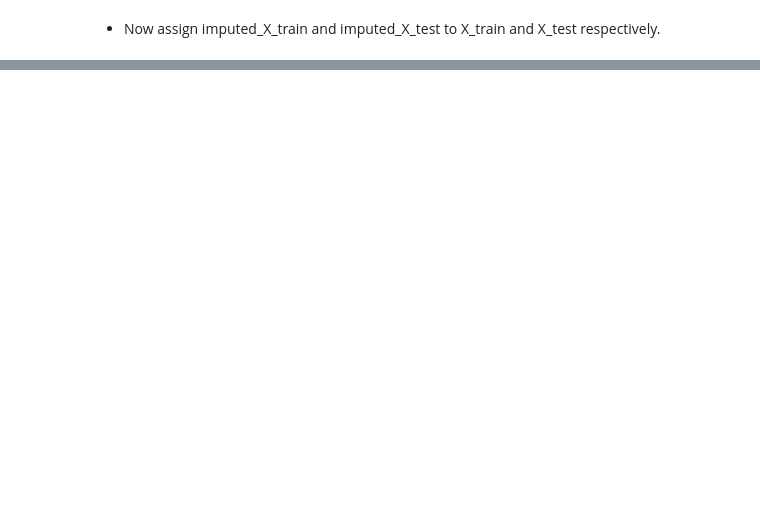
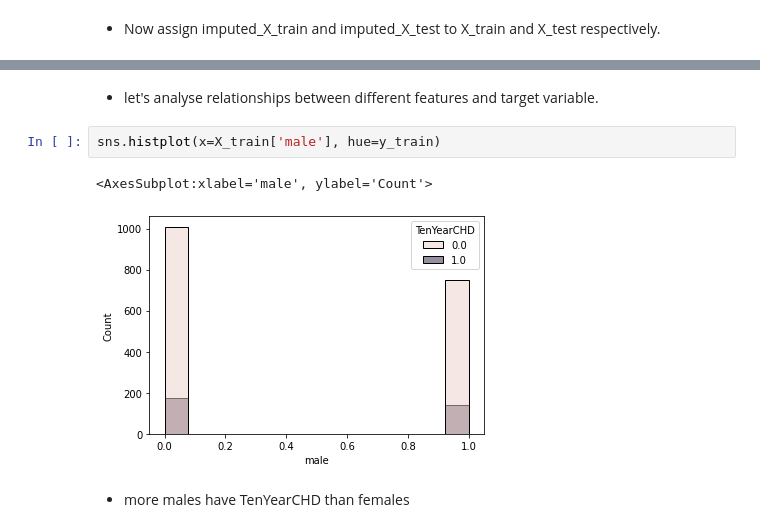
Before and after one commit to RedocamaI/heart_disease_predictor, a Jupyter notebook: heart_disease_predictor.ipynb, the cells around one changed output, grey strips where cells are left out. Saved outputs shown, nothing was run; the diff lists cells and outputs as text; blank space fills up the shorter version.

```diff
--- a/heart_disease_predictor.ipynb
+++ b/heart_disease_predictor.ipynb
@@ -306,0 +288,9 @@ print(X_train.isnull().sum().sum(),'\n',X_test.isnull().sum().sum())
+# %% [markdown]
+- let's analyse relationships between different features and target variable.
+# %%
+sns.histplot(x=X_train['male'], hue=y_train)
+# %% [output]
+<AxesSubplot:xlabel='male', ylabel='Count'>
+[figure, added]
+# %% [markdown]
+- more males have TenYearCHD than females
```
Also changed, not shown: parts of 14 cells of this notebook.
